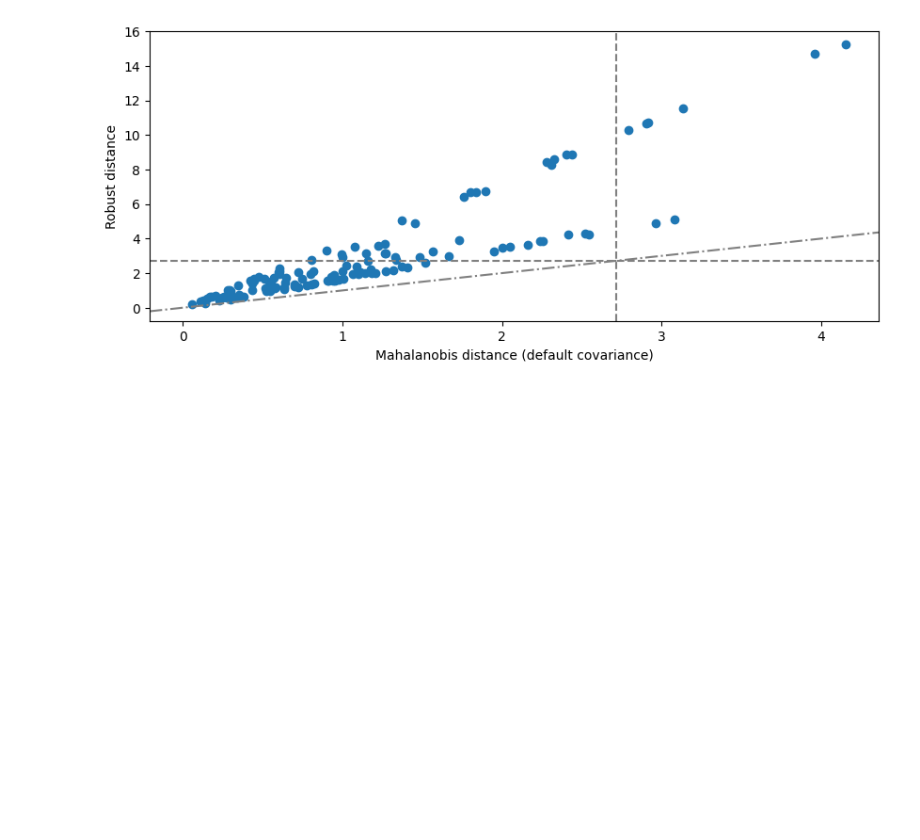
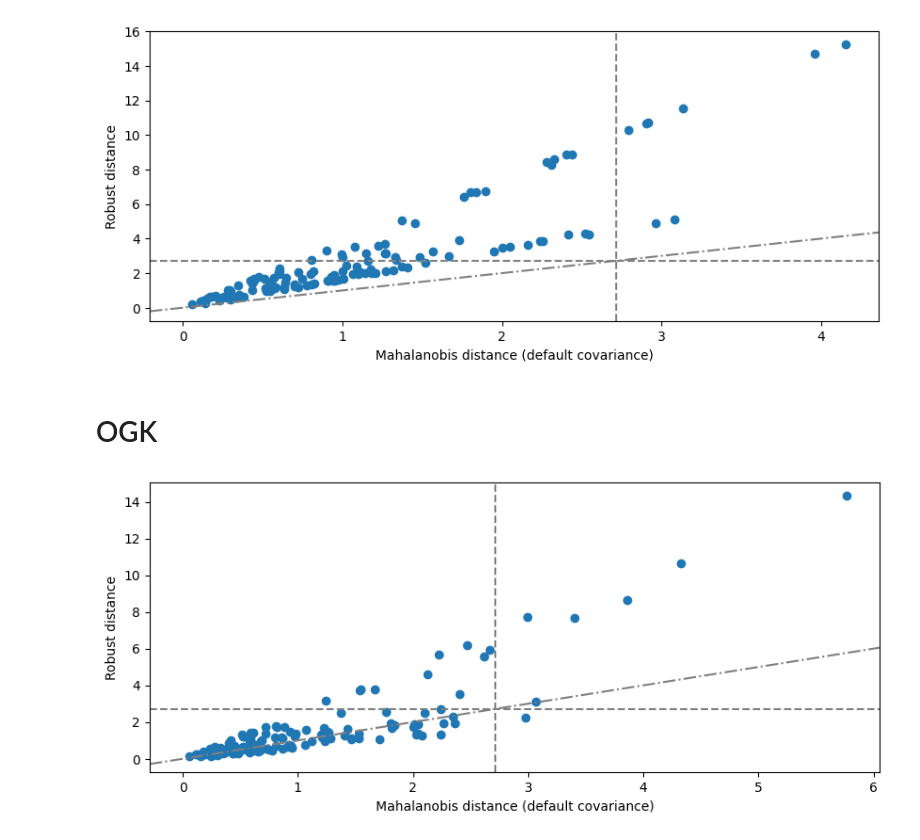
Before and after one commit to STAN-UAntwerp/robpy, a Jupyter notebook: demo_notebooks/covariance.ipynb, the cells around one changed output. Cells and saved outputs as stored; diff of their text form; code cells hidden in the pictures; blank space fills up the shorter version.

```diff
--- a/demo_notebooks/covariance.ipynb
+++ b/demo_notebooks/covariance.ipynb
@@ -33,3 +39,10 @@ wrapcov = WrappingCovarianceEstimator().fit(X)
 fig = wrapcov.distance_distance_plot()
 # %% [output]
 [figure]
+# %% [markdown]
+# OGK
+# %%
+ogk_cov = OGKEstimator().fit(X)
+fig = ogk_cov.distance_distance_plot()
+# %% [output]
+[figure, added]
```
Also changed, not shown: parts of 6 cells of this notebook, 4 other files.
